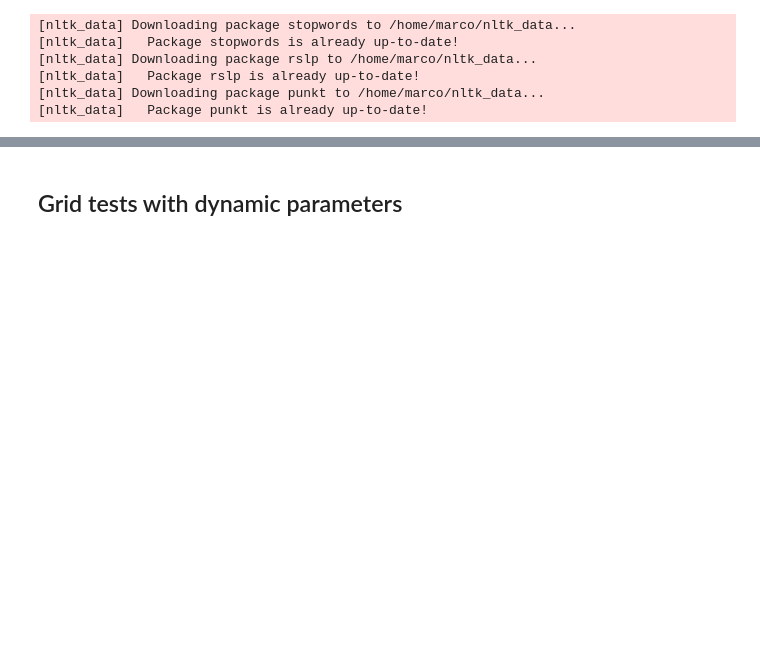
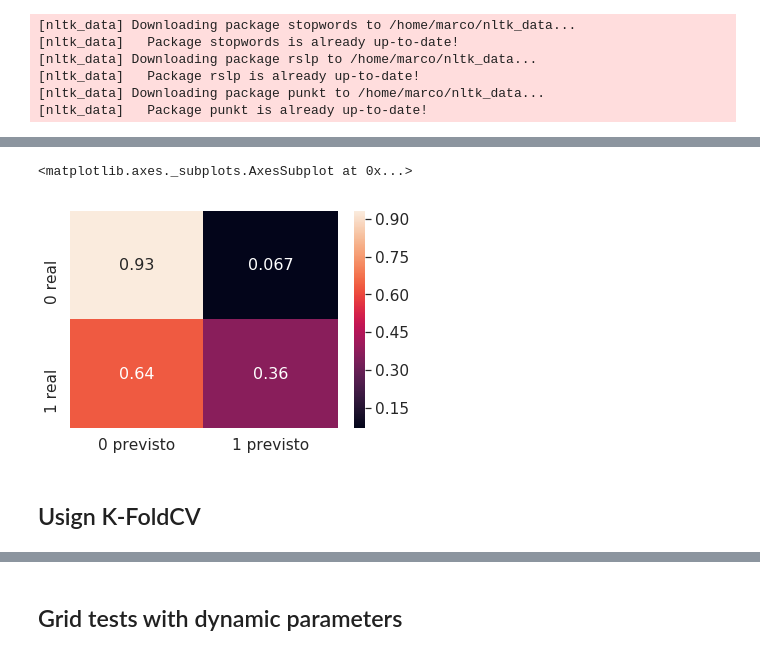
Before and after one commit to lucashm/tcc-1, a Jupyter notebook: text-blob-pt/final_experiments/SGD_experiments.ipynb, the cells around one changed output, grey strips where cells are left out. Drawn from its saved outputs; the diff is of its cells as text; code cells hidden in the pictures; blank space fills up the shorter version.

```diff
--- a/text-blob-pt/final_experiments/SGD_experiments.ipynb
+++ b/text-blob-pt/final_experiments/SGD_experiments.ipynb
@@ -96,0 +109,10 @@ weighted avg       0.78      0.80      0.78       341
+# %%
+cm = confusion_matrix(y_test, pred)/ [[267,267],[74,74]] # deviding it by its real count so we can get the percentage
+df_cm = pd.DataFrame(cm, ('0 real', '1 real'), ('0 previsto', '1 previsto'))
+sn.set(font_scale=1.4)#for label size
+sn.heatmap(df_cm, annot=True,annot_kws={"size": 16})# font size
+# %% [output]
+<matplotlib.axes._subplots.AxesSubplot at 0x...>
+[figure, added]
+# %% [markdown]
+## Usign K-FoldCV
```
Also changed, not shown: parts of 6 cells of this notebook.
